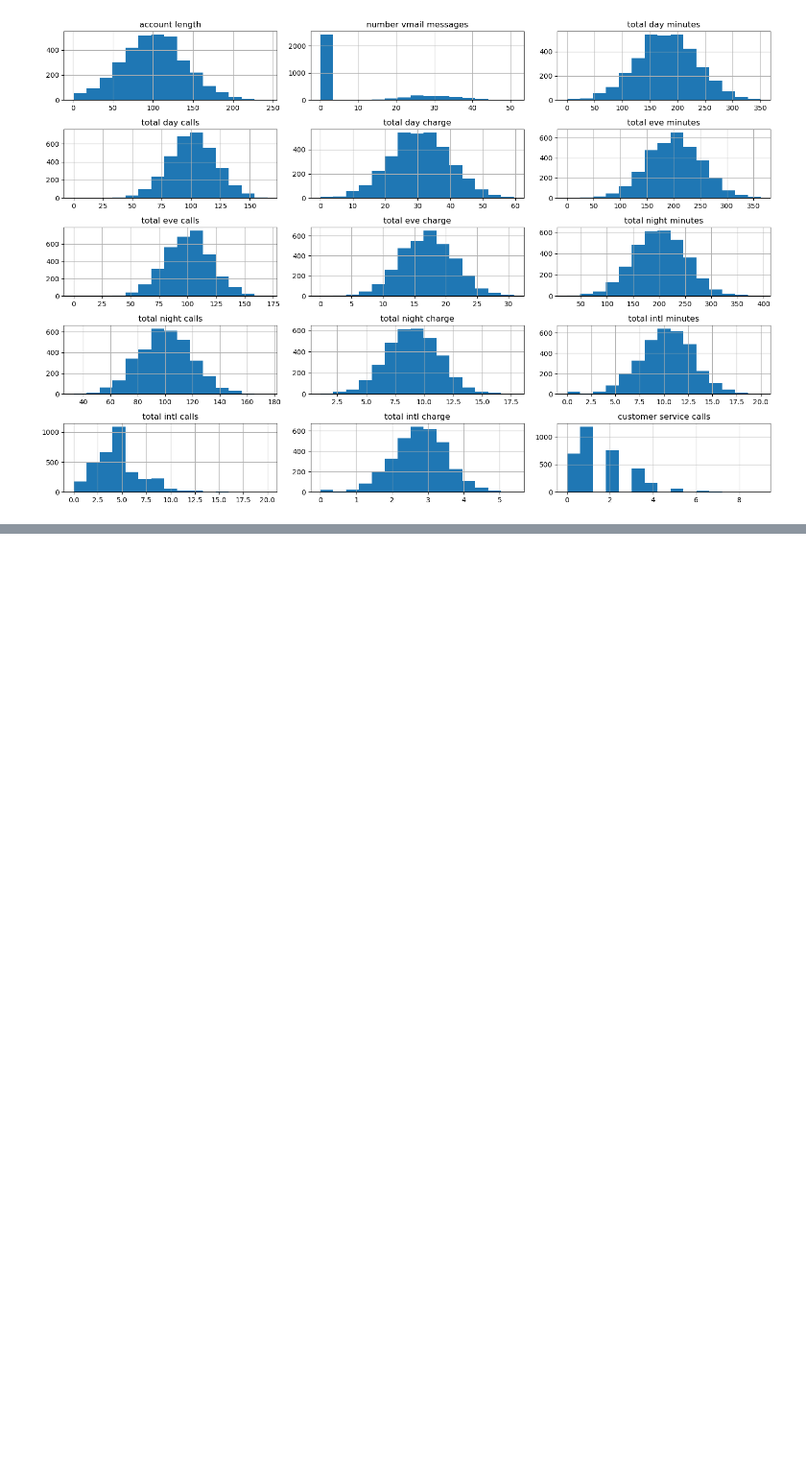
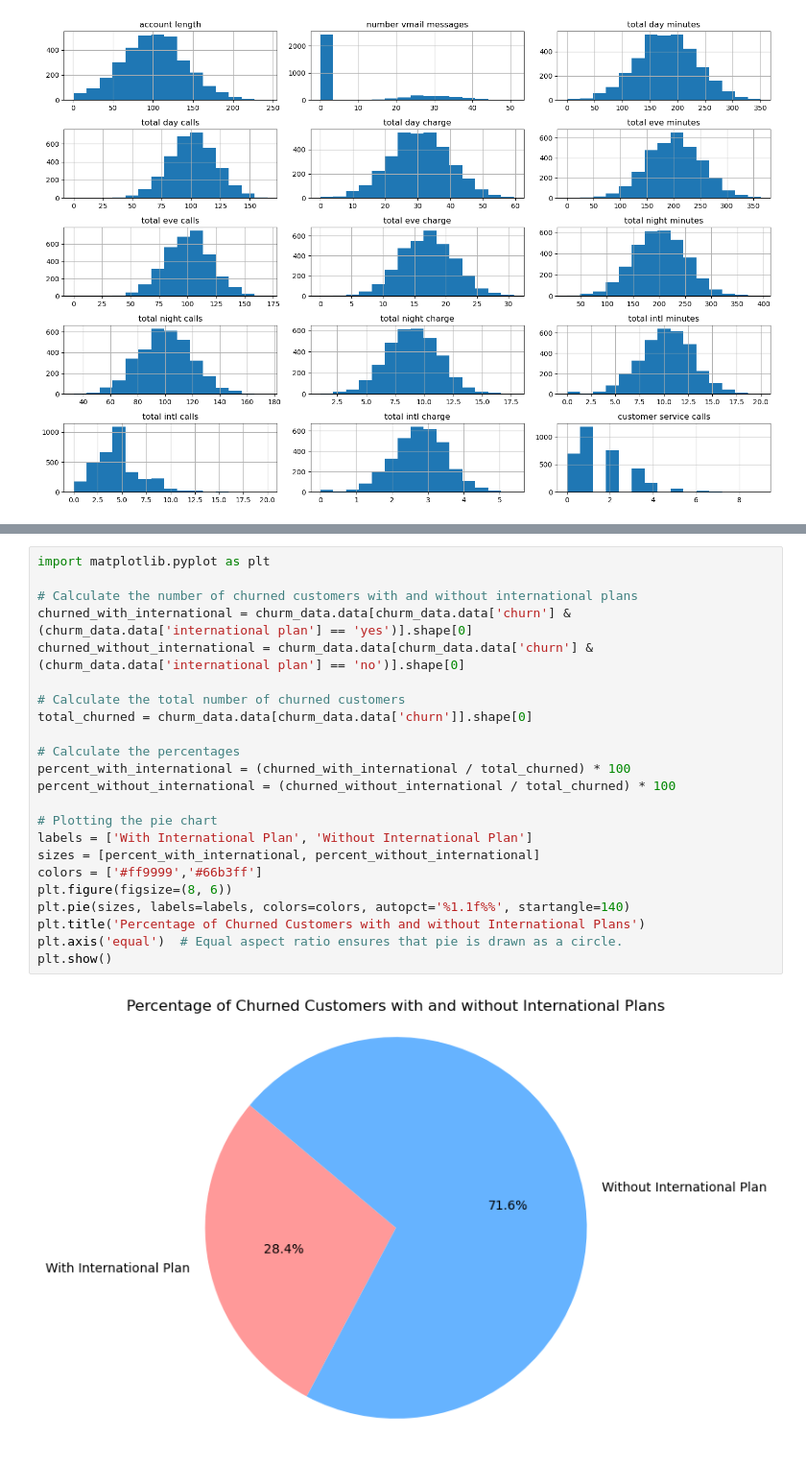
Before and after one commit to winnycodegurl/MachineLearningprojectphase3, a Jupyter notebook: Studentnotebook.ipynb, the cells around one changed output, grey strips where cells are left out. Shown at 96% size. Drawn from its saved outputs; the diff is of its cells as text; blank space fills up the shorter version.

```diff
--- a/Studentnotebook.ipynb
+++ b/Studentnotebook.ipynb
@@ -337,0 +427,25 @@ univariate_analysis.plot_barplots(categorical_columns)
+# %%
+import matplotlib.pyplot as plt
+
+# Calculate the number of churned customers with and without international plans
+churned_with_international = churm_data.data[churm_data.data['churn'] & (churm_data.data['international plan'] == 'yes')].shape[0]
+churned_without_international = churm_data.data[churm_data.data['churn'] & (churm_data.data['international plan'] == 'no')].shape[0]
+
+# Calculate the total number of churned customers
+total_churned = churm_data.data[churm_data.data['churn']].shape[0]
+
+# Calculate the percentages
+percent_with_international = (churned_with_international / total_churned) * 100
+percent_without_international = (churned_without_international / total_churned) * 100
+
+# Plotting the pie chart
+labels = ['With International Plan', 'Without International Plan']
+sizes = [percent_with_international, percent_without_international]
+colors = ['#ff9999','#66b3ff']
+plt.figure(figsize=(8, 6))
+plt.pie(sizes, labels=labels, colors=colors, autopct='%1.1f%%', startangle=140)
+plt.title('Percentage of Churned Customers with and without International Plans')
+plt.axis('equal')  # Equal aspect ratio ensures that pie is drawn as a circle.
+plt.show()
+# %% [output]
+[figure, added]
```
Also changed, not shown: parts of 11 cells of this notebook.
